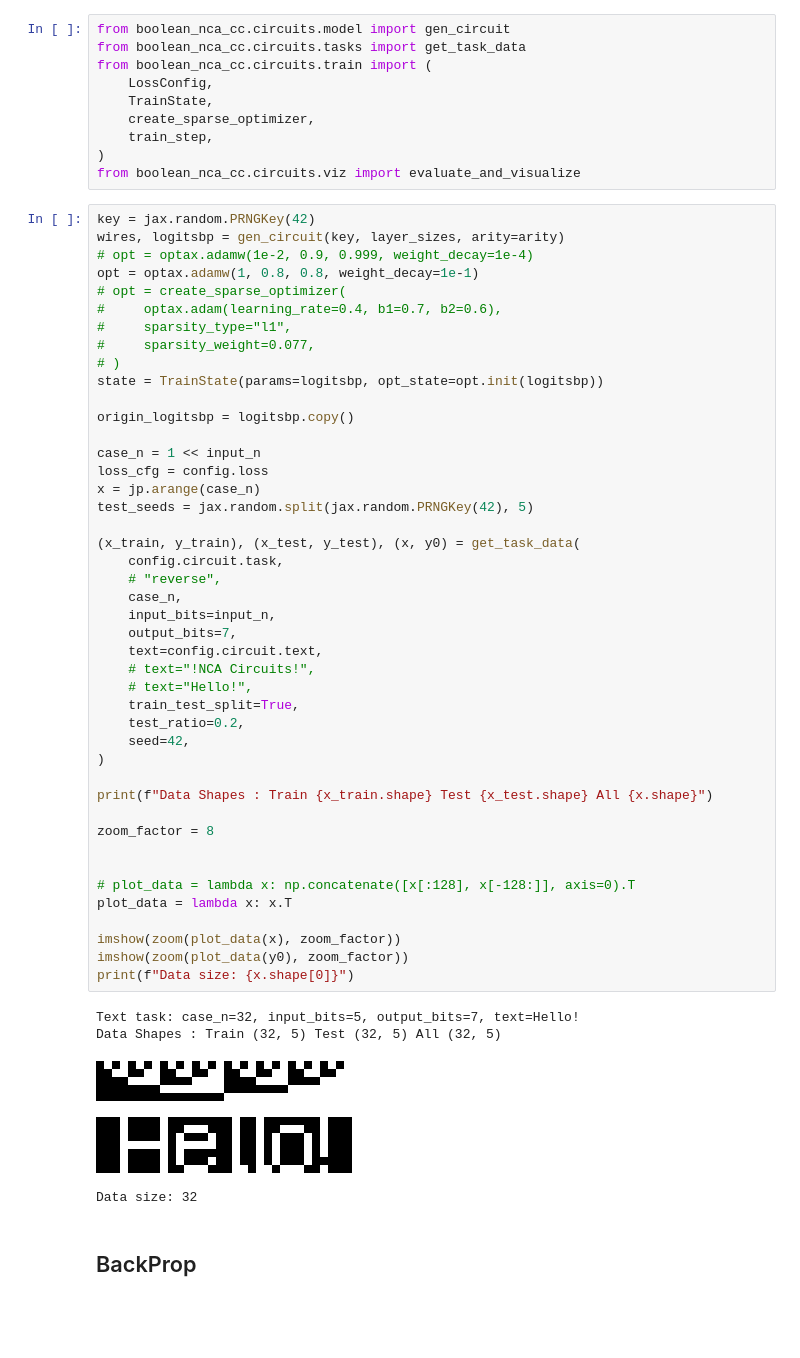
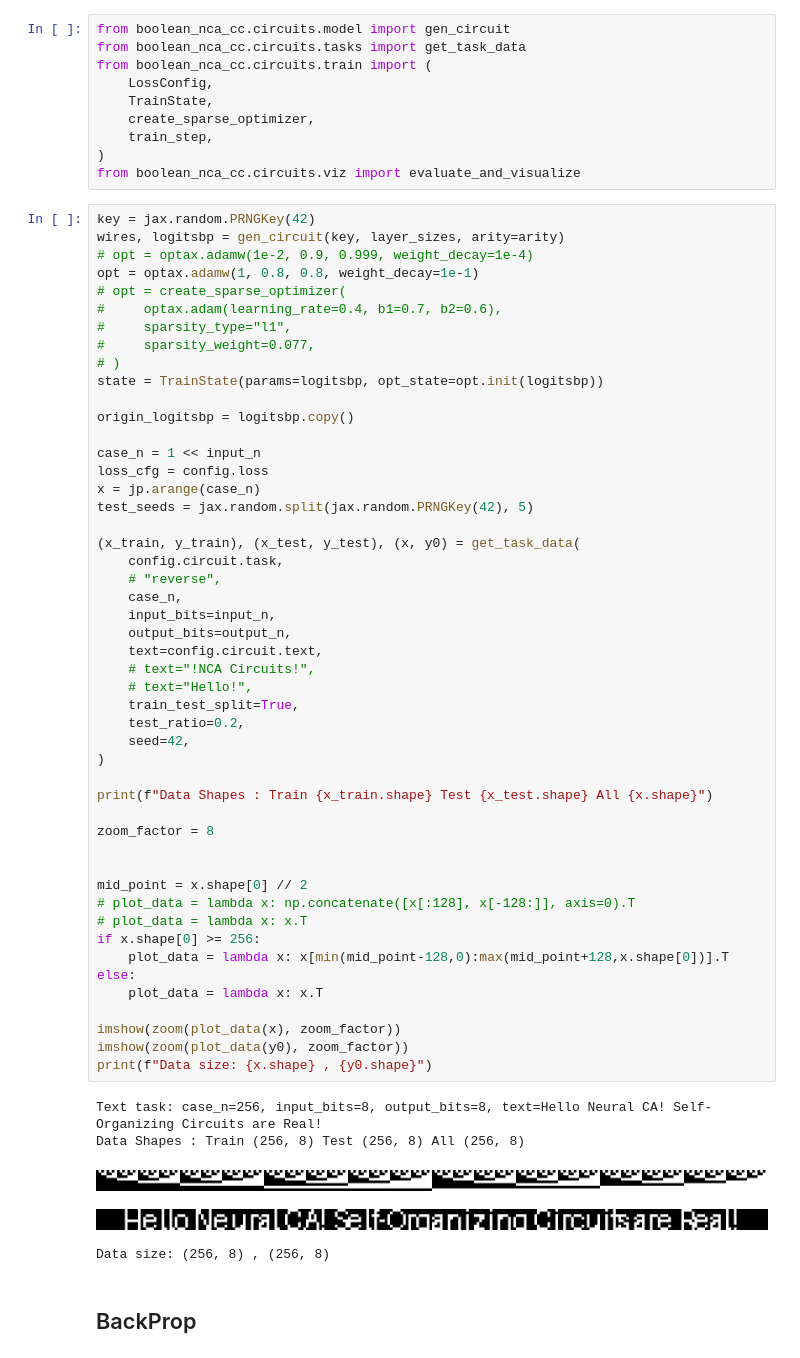
Before and after one commit to GabrielBena/boolean_nca_cc, a Jupyter notebook: random_boolean_nets.ipynb, the cells around one changed output. Cells and saved outputs as stored; diff of their text form; blank space fills up the shorter version.

```diff
--- a/random_boolean_nets.ipynb
+++ b/random_boolean_nets.ipynb
@@ -112,41 +119,46 @@ state = TrainState(params=logitsbp, opt_state=opt.init(logitsbp))
 origin_logitsbp = logitsbp.copy()
 
 case_n = 1 << input_n
 loss_cfg = config.loss
 x = jp.arange(case_n)
 test_seeds = jax.random.split(jax.random.PRNGKey(42), 5)
 
 (x_train, y_train), (x_test, y_test), (x, y0) = get_task_data(
     config.circuit.task,
     # "reverse",
     case_n,
     input_bits=input_n,
-    output_bits=7,
+    output_bits=output_n,
     text=config.circuit.text,
     # text="!NCA Circuits!",
     # text="Hello!",
     train_test_split=True,
     test_ratio=0.2,
     seed=42,
 )
 
 print(f"Data Shapes : Train {x_train.shape} Test {x_test.shape} All {x.shape}")
 
 zoom_factor = 8
 
 
+mid_point = x.shape[0] // 2
 # plot_data = lambda x: np.concatenate([x[:128], x[-128:]], axis=0).T
-plot_data = lambda x: x.T
+# plot_data = lambda x: x.T
+if x.shape[0] >= 256:
+    plot_data = lambda x: x[min(mid_point-128,0):max(mid_point+128,x.shape[0])].T
+else:
+    plot_data = lambda x: x.T
 
 imshow(zoom(plot_data(x), zoom_factor))
 imshow(zoom(plot_data(y0), zoom_factor))
-print(f"Data size: {x.shape[0]}")
+print(f"Data size: {x.shape} , {y0.shape}")
 # %% [output]
-Text task: case_n=32, input_bits=5, output_bits=7, text=Hello!
-Data Shapes : Train (32, 5) Test (32, 5) All (32, 5)
+Text task: case_n=256, input_bits=8, output_bits=8, text=Hello Neural CA! Self-Organizing Circuits are Real!
+Data Shapes : Train (256, 8) Test (256, 8) All (256, 8)
-[figure, old version]
+[figure, new version]
-[figure, old version]
+[figure, new version]
-Data size: 32
+Data size: (256, 8) , (256, 8)
 # %% [markdown]
 ## BackProp
 # %%
```
Also changed, not shown: parts of 9 cells of this notebook, 5 other files.
